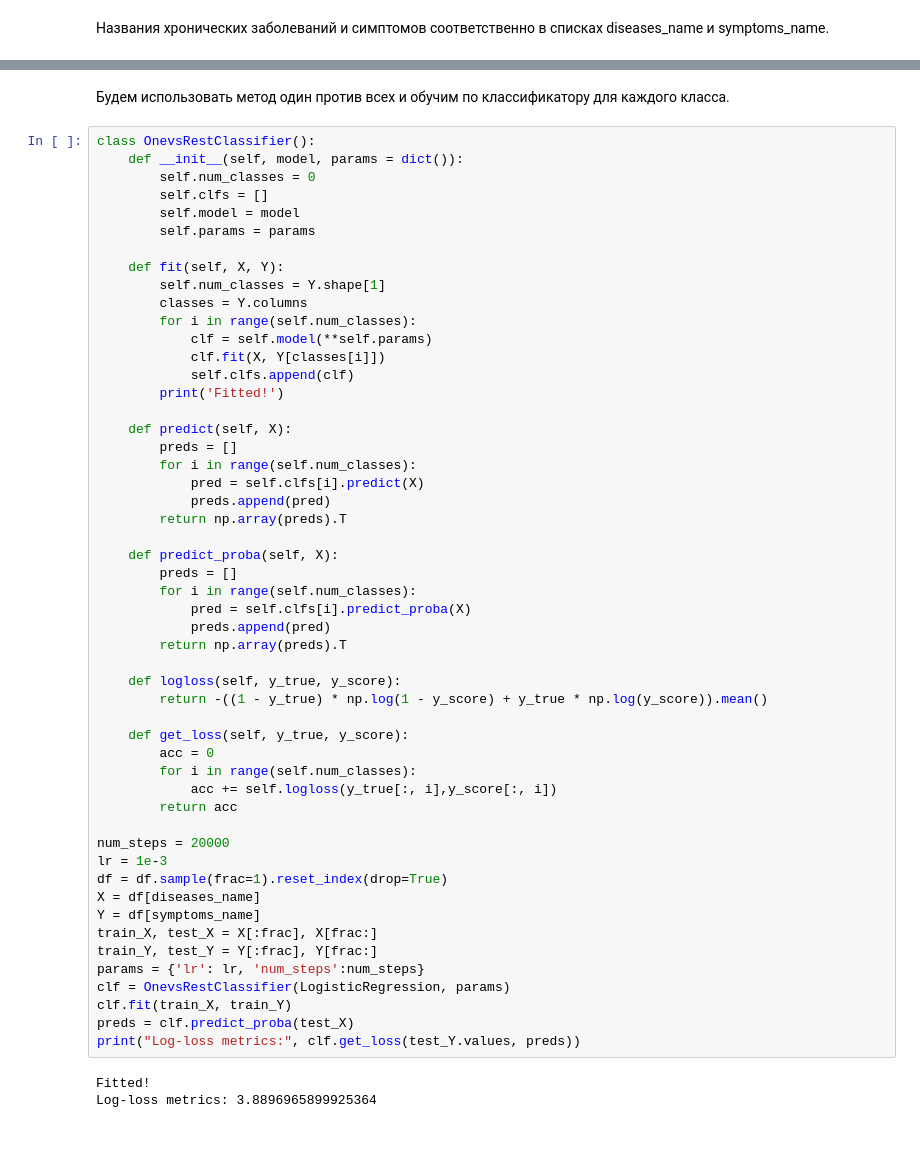
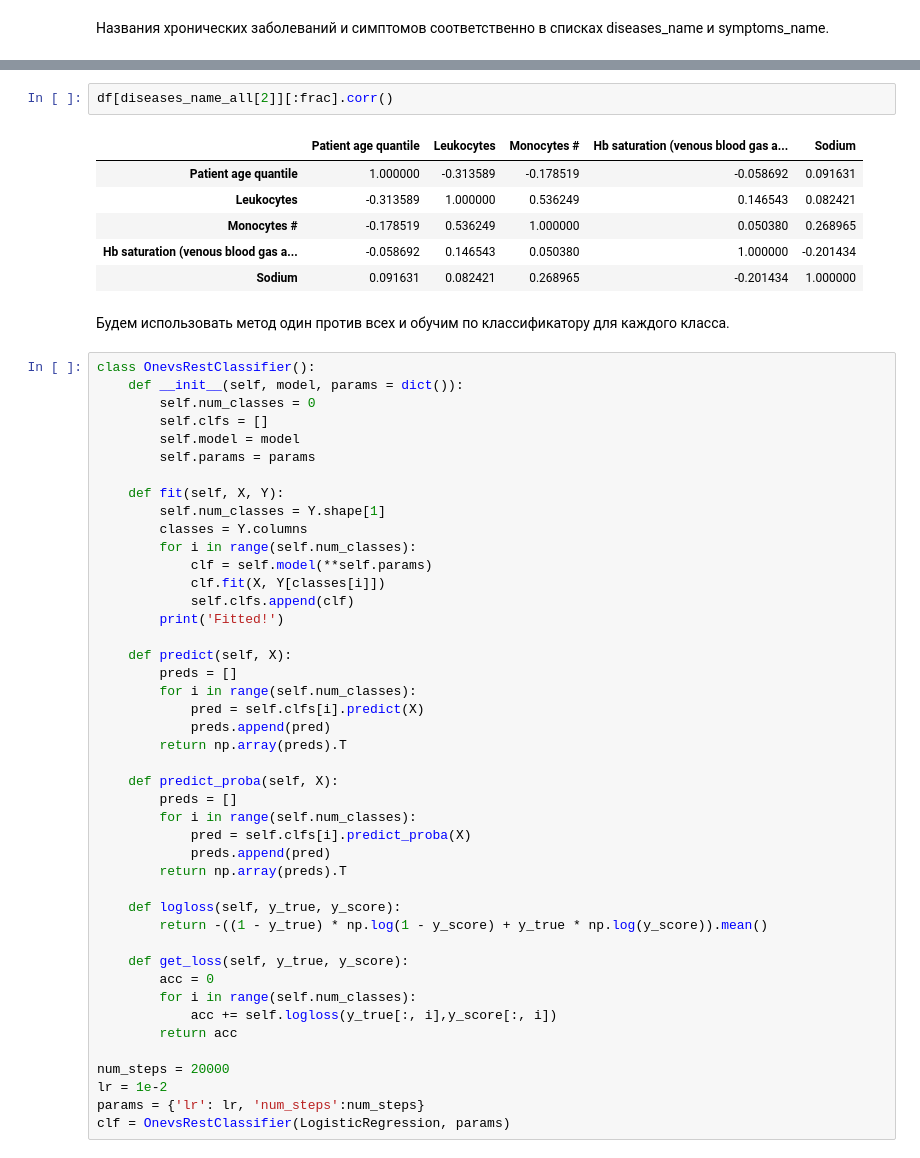
Before and after one commit to lissrbay/course_project, a Jupyter notebook: Logistic Regression.ipynb, the cells around one changed output, grey strips where cells are left out. Drawn from its saved outputs; the diff is of its cells as text.

```diff
--- a/Logistic Regression.ipynb
+++ b/Logistic Regression.ipynb
@@ -97,3 +374,12 @@ class LogisticRegression():
+# %%
+df[diseases_name_all[2]][:frac].corr()
+# %% [output]
+|  | Patient age quantile | Leukocytes | Monocytes # | Hb saturation (venous blood gas a... | Sodium |
+| Patient age quantile | 1.000000 | -0.313589 | -0.178519 | -0.058692 | 0.091631 |
+| Leukocytes | -0.313589 | 1.000000 | 0.536249 | 0.146543 | 0.082421 |
+| Monocytes # | -0.178519 | 0.536249 | 1.000000 | 0.050380 | 0.268965 |
+| Hb saturation (venous blood gas a... | -0.058692 | 0.146543 | 0.050380 | 1.000000 | -0.201434 |
+| Sodium | 0.091631 | 0.082421 | 0.268965 | -0.201434 | 1.000000 |
 # %% [markdown]
 Будем использовать метод один против всех и обучим по классификатору для каждого класса.
 # %%
@@ -137,20 +423,9 @@ class OnevsRestClassifier():
         return acc
 
 num_steps = 20000
-lr = 1e-3
-df = df.sample(frac=1).reset_index(drop=True)
-X = df[diseases_name]
-Y = df[symptoms_name]
-train_X, test_X = X[:frac], X[frac:]
-train_Y, test_Y = Y[:frac], Y[frac:]
+lr = 1e-2
 params = {'lr': lr, 'num_steps':num_steps}
 clf = OnevsRestClassifier(LogisticRegression, params)
-clf.fit(train_X, train_Y)
-preds = clf.predict_proba(test_X)
-print("Log-loss metrics:", clf.get_loss(test_Y.values, preds))
-# %% [output]
-Fitted!
-Log-loss metrics: 3.8896965899925364
 # %%
 def accuracy_hamming(preds, y):
     acc = 0
```
Also changed, not shown: parts of 21 cells of this notebook.
